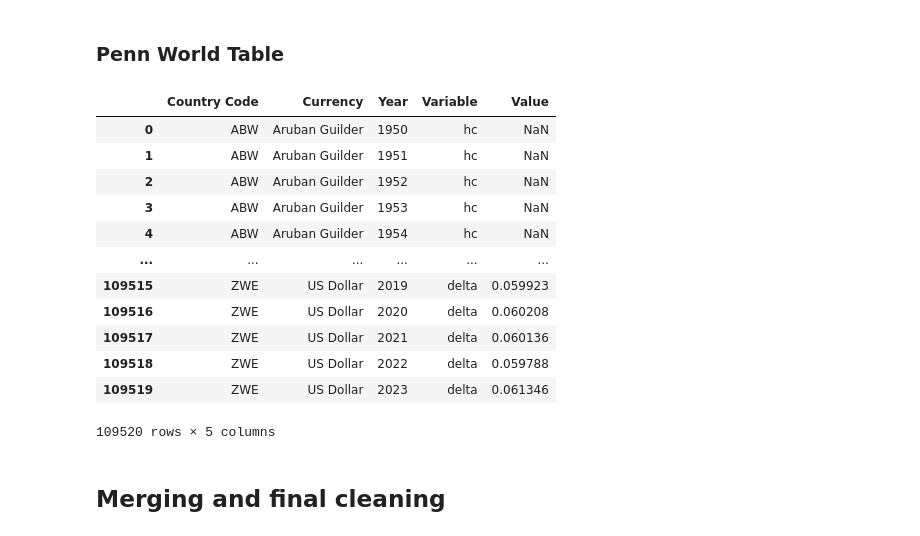
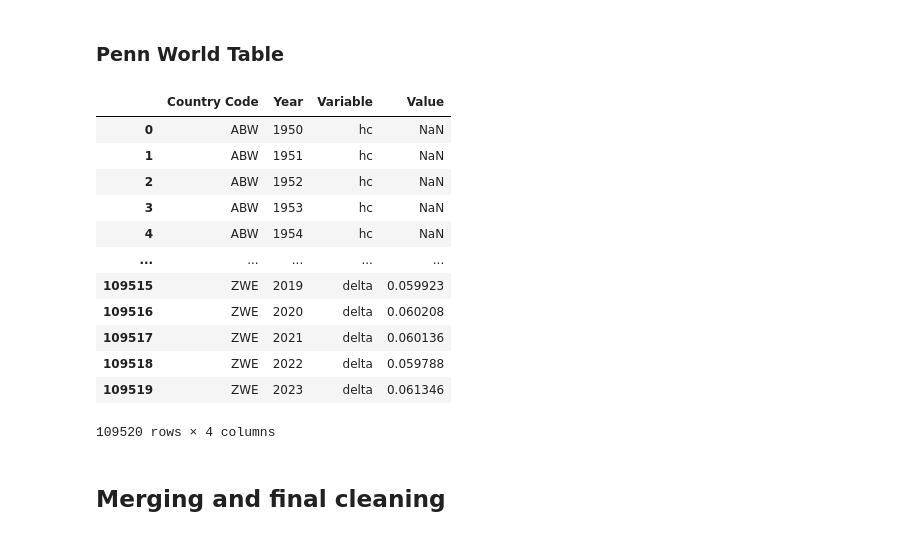
Before and after one commit to AyaanTigdikar/Capstone, a Jupyter notebook: code/1_cleaning_master_data.ipynb, the cells around one changed output. Drawn from its saved outputs; the diff is of its cells as text; code cells hidden in the pictures.

```diff
--- a/code/1_cleaning_master_data.ipynb
+++ b/code/1_cleaning_master_data.ipynb
@@ -343,36 +378,35 @@ vdem_df
 # %%
 # Penn World Table 11.0
 url = "https://raw.githubusercontent.com/AyaanTigdikar/Capstone/main/rawdata/pwt110.xlsx"
 pwt_df = (pd.read_excel(url, engine="openpyxl", sheet_name='Data')
           .rename(columns={'countrycode': 'Country Code',
                            'country': 'Country Name',
-                           'year': 'Year',
-                           'currency_unit': 'Currency'}))
+                           'year': 'Year'}))
 
-pwt_df = pwt_df[['Country Code','Country Name','Year', 'Currency'] + pwt_variables]
+pwt_df = pwt_df[['Country Code','Country Name','Year'] + pwt_variables]
 
 pwt_df = pwt_df.melt(
-    id_vars=['Country Code', 'Currency', 'Year'],
+    id_vars=['Country Code', 'Year'],
     value_vars=pwt_variables,
     var_name='Variable',
     value_name='Value'
 )
 
 pwt_df
 # %% [output]
-|  | Country Code | Currency | Year | Variable | Value |
-| 0 | ABW | Aruban Guilder | 1950 | hc | NaN |
-| 1 | ABW | Aruban Guilder | 1951 | hc | NaN |
-| 2 | ABW | Aruban Guilder | 1952 | hc | NaN |
-| 3 | ABW | Aruban Guilder | 1953 | hc | NaN |
-| 4 | ABW | Aruban Guilder | 1954 | hc | NaN |
-| ... | ... | ... | ... | ... | ... |
-| 109515 | ZWE | US Dollar | 2019 | delta | 0.059923 |
-| 109516 | ZWE | US Dollar | 2020 | delta | 0.060208 |
-| 109517 | ZWE | US Dollar | 2021 | delta | 0.060136 |
-| 109518 | ZWE | US Dollar | 2022 | delta | 0.059788 |
-| 109519 | ZWE | US Dollar | 2023 | delta | 0.061346 |
+|  | Country Code | Year | Variable | Value |
+| 0 | ABW | 1950 | hc | NaN |
+| 1 | ABW | 1951 | hc | NaN |
+| 2 | ABW | 1952 | hc | NaN |
+| 3 | ABW | 1953 | hc | NaN |
+| 4 | ABW | 1954 | hc | NaN |
+| ... | ... | ... | ... | ... |
+| 109515 | ZWE | 2019 | delta | 0.059923 |
+| 109516 | ZWE | 2020 | delta | 0.060208 |
+| 109517 | ZWE | 2021 | delta | 0.060136 |
+| 109518 | ZWE | 2022 | delta | 0.059788 |
+| 109519 | ZWE | 2023 | delta | 0.061346 |
-109520 rows × 5 columns
+109520 rows × 4 columns
 # %% [markdown]
 ## Merging and final cleaning
 # %%
```
Also changed, not shown: parts of 10 cells of this notebook, 2 other files.
